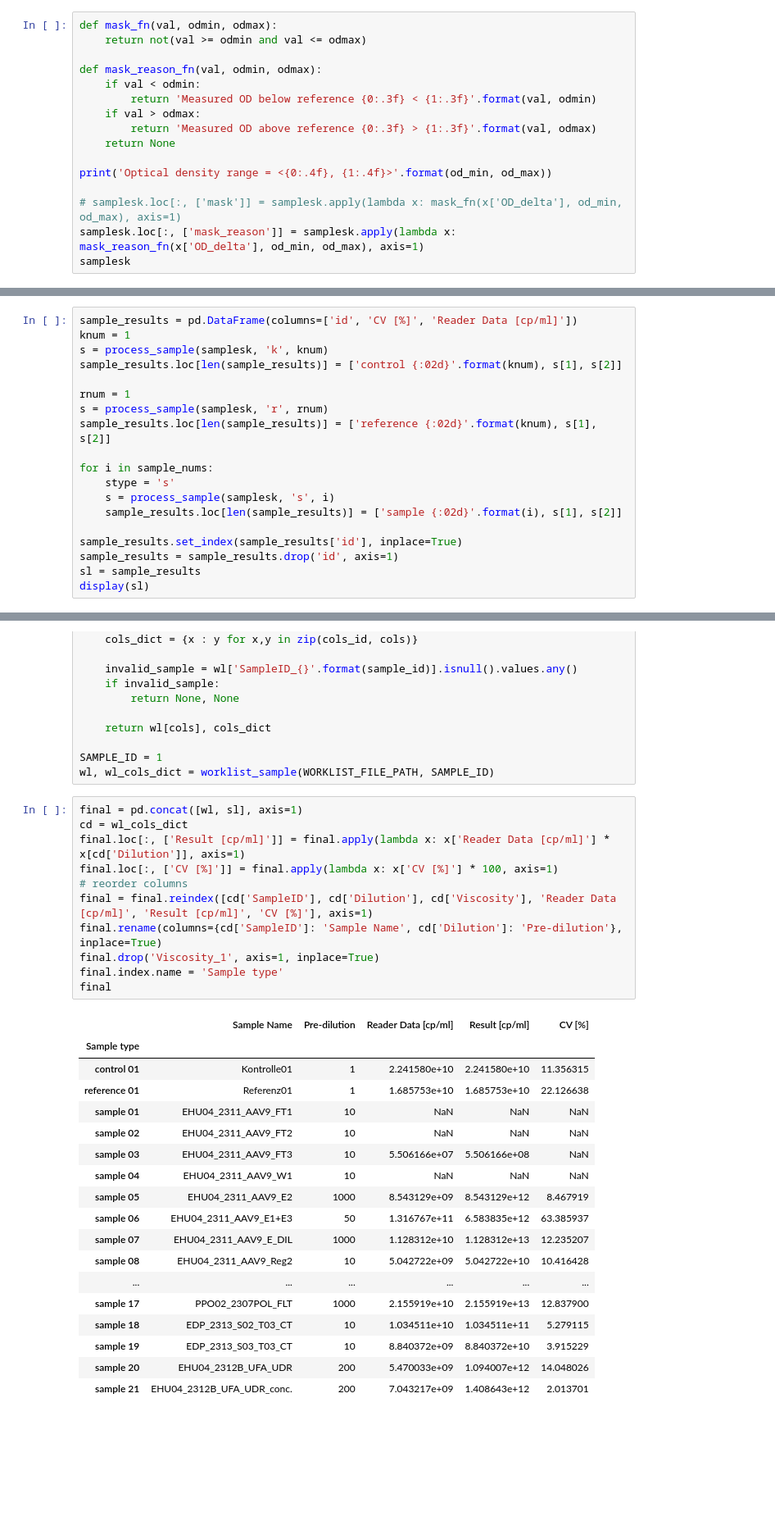
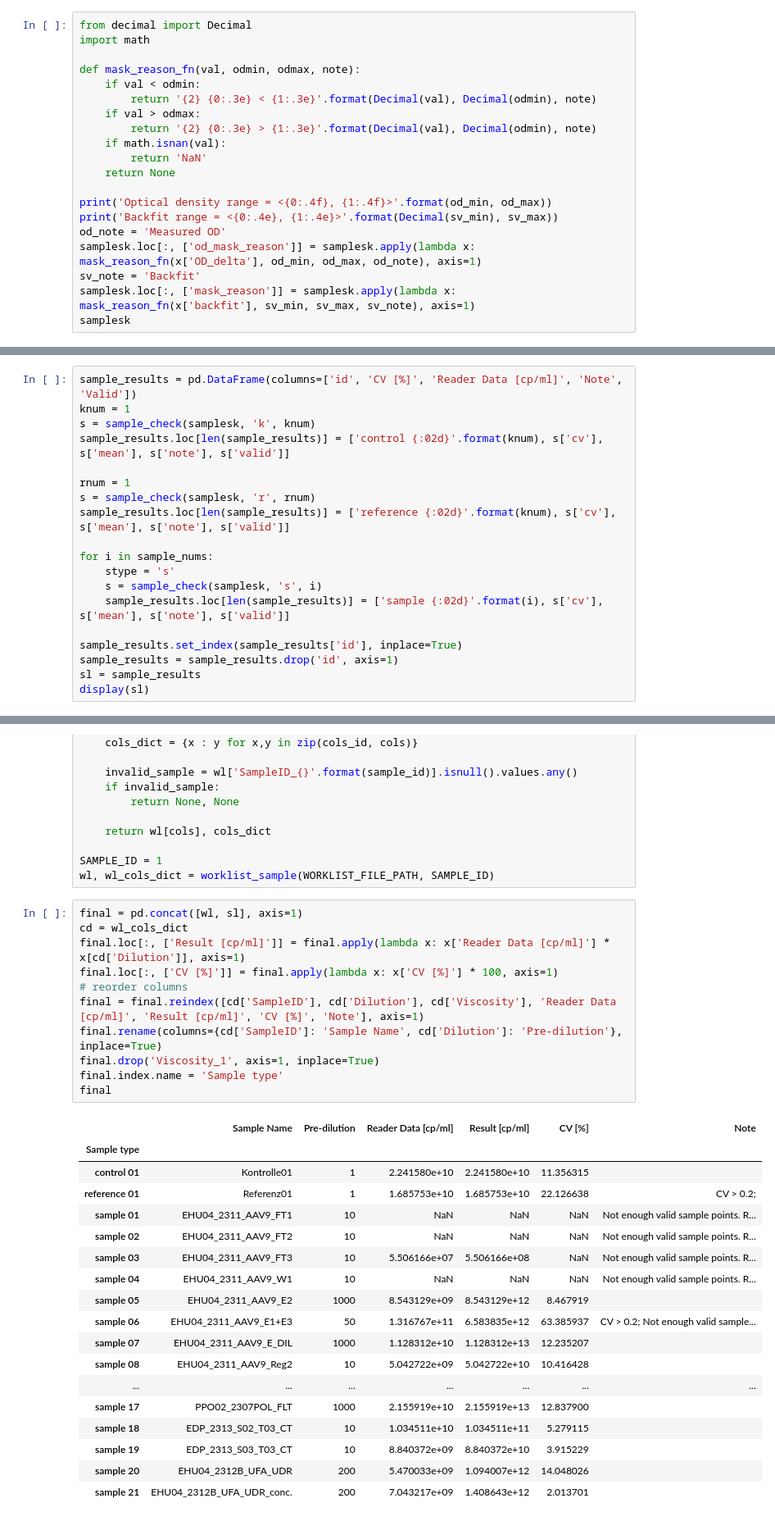
Before and after one commit to igicerovsky/elisa-report, a Jupyter notebook: report_notebook_steps_inplace.ipynb, the cells around one changed output, grey strips where cells are left out. Shown at 82% size. Saved outputs shown, nothing was run; the diff lists cells and outputs as text; blank space fills up the shorter version.

Commit message:
mask reason, plot update

```diff
--- a/report_notebook_steps_inplace.ipynb
+++ b/report_notebook_steps_inplace.ipynb
@@ -750,20 +778,24 @@ samplesk
 # %% [markdown]
 ### Sample masking
 # %%
-def mask_fn(val, odmin, odmax):
-    return not(val >= odmin and val <= odmax)
+from decimal import Decimal
+import math
 
-def mask_reason_fn(val, odmin, odmax):
+def mask_reason_fn(val, odmin, odmax, note):
     if val < odmin:
-        return 'Measured OD below reference {0:.3f} < {1:.3f}'.format(val, odmin)
+        return '{2} {0:.3e} < {1:.3e}'.format(Decimal(val), Decimal(odmin), note)
     if val > odmax:
-        return 'Measured OD above reference {0:.3f} > {1:.3f}'.format(val, odmax)
+        return '{2} {0:.3e} > {1:.3e}'.format(Decimal(val), Decimal(odmin), note)
+    if math.isnan(val):
+        return 'NaN'
     return None
 
 print('Optical density range = <{0:.4f}, {1:.4f}>'.format(od_min, od_max))
-
-# samplesk.loc[:, ['mask']] = samplesk.apply(lambda x: mask_fn(x['OD_delta'], od_min, od_max), axis=1)
-samplesk.loc[:, ['mask_reason']] = samplesk.apply(lambda x: mask_reason_fn(x['OD_delta'], od_min, od_max), axis=1)
+print('Backfit range = <{0:.4e}, {1:.4e}>'.format(Decimal(sv_min), sv_max))
+od_note = 'Measured OD'
+samplesk.loc[:, ['od_mask_reason']] = samplesk.apply(lambda x: mask_reason_fn(x['OD_delta'], od_min, od_max, od_note), axis=1)
+sv_note = 'Backfit'
+samplesk.loc[:, ['mask_reason']] = samplesk.apply(lambda x: mask_reason_fn(x['backfit'], sv_min, sv_max, sv_note), axis=1)
 samplesk
 # %% [output]
 Optical density range = <0.0465, 1.4609>
@@ -840,17 +911,17 @@ mean = 5.506e+07 [cp/ml]
 # %%
-sample_results = pd.DataFrame(columns=['id', 'CV [%]', 'Reader Data [cp/ml]'])
+sample_results = pd.DataFrame(columns=['id', 'CV [%]', 'Reader Data [cp/ml]', 'Note', 'Valid'])
 knum = 1
-s = process_sample(samplesk, 'k', knum)
-sample_results.loc[len(sample_results)] = ['control {:02d}'.format(knum), s[1], s[2]]
+s = sample_check(samplesk, 'k', knum)
+sample_results.loc[len(sample_results)] = ['control {:02d}'.format(knum), s['cv'], s['mean'], s['note'], s['valid']]
 
 rnum = 1
-s = process_sample(samplesk, 'r', rnum)
-sample_results.loc[len(sample_results)] = ['reference {:02d}'.format(knum), s[1], s[2]]
+s = sample_check(samplesk, 'r', rnum)
+sample_results.loc[len(sample_results)] = ['reference {:02d}'.format(knum), s['cv'], s['mean'], s['note'], s['valid']]
 
 for i in sample_nums:
     stype = 's'
-    s = process_sample(samplesk, 's', i)
-    sample_results.loc[len(sample_results)] = ['sample {:02d}'.format(i), s[1], s[2]]
+    s = sample_check(samplesk, 's', i)
+    sample_results.loc[len(sample_results)] = ['sample {:02d}'.format(i), s['cv'], s['mean'], s['note'], s['valid']]
 
 sample_results.set_index(sample_results['id'], inplace=True)
 sample_results = sample_results.drop('id', axis=1)
@@ -953,33 +1016,33 @@ wl, wl_cols_dict = worklist_sample(WORKLIST_FILE_PATH, SAMPLE_ID)
 # %%
 final = pd.concat([wl, sl], axis=1)
 cd = wl_cols_dict
 final.loc[:, ['Result [cp/ml]']] = final.apply(lambda x: x['Reader Data [cp/ml]'] * x[cd['Dilution']], axis=1)
 final.loc[:, ['CV [%]']] = final.apply(lambda x: x['CV [%]'] * 100, axis=1)
 # reorder columns
-final = final.reindex([cd['SampleID'], cd['Dilution'], cd['Viscosity'], 'Reader Data [cp/ml]', 'Result [cp/ml]', 'CV [%]'], axis=1)
+final = final.reindex([cd['SampleID'], cd['Dilution'], cd['Viscosity'], 'Reader Data [cp/ml]', 'Result [cp/ml]', 'CV [%]', 'Note'], axis=1)
 final.rename(columns={cd['SampleID']: 'Sample Name', cd['Dilution']: 'Pre-dilution'}, inplace=True)
 final.drop('Viscosity_1', axis=1, inplace=True)
 final.index.name = 'Sample type'
 final
 # %% [output]
-|  | Sample Name | Pre-dilution | Reader Data [cp/ml] | Result [cp/ml] | CV [%] |
-| Sample type |  |  |  |  |  |
-| control 01 | Kontrolle01 | 1 | 2.241580e+10 | 2.241580e+10 | 11.356315 |
-| reference 01 | Referenz01 | 1 | 1.685753e+10 | 1.685753e+10 | 22.126638 |
-| sample 01 | EHU04_2311_AAV9_FT1 | 10 | NaN | NaN | NaN |
-| sample 02 | EHU04_2311_AAV9_FT2 | 10 | NaN | NaN | NaN |
-| sample 03 | EHU04_2311_AAV9_FT3 | 10 | 5.506166e+07 | 5.506166e+08 | NaN |
-| sample 04 | EHU04_2311_AAV9_W1 | 10 | NaN | NaN | NaN |
-| sample 05 | EHU04_2311_AAV9_E2 | 1000 | 8.543129e+09 | 8.543129e+12 | 8.467919 |
-| sample 06 | EHU04_2311_AAV9_E1+E3 | 50 | 1.316767e+11 | 6.583835e+12 | 63.385937 |
-| sample 07 | EHU04_2311_AAV9_E_DIL | 1000 | 1.128312e+10 | 1.128312e+13 | 12.235207 |
-| sample 08 | EHU04_2311_AAV9_Reg2 | 10 | 5.042722e+09 | 5.042722e+10 | 10.416428 |
-| ... | ... | ... | ... | ... | ... |
-| sample 17 | PPO02_2307POL_FLT | 1000 | 2.155919e+10 | 2.155919e+13 | 12.837900 |
-| sample 18 | EDP_2313_S02_T03_CT | 10 | 1.034511e+10 | 1.034511e+11 | 5.279115 |
-| sample 19 | EDP_2313_S03_T03_CT | 10 | 8.840372e+09 | 8.840372e+10 | 3.915229 |
-| sample 20 | EHU04_2312B_UFA_UDR | 200 | 5.470033e+09 | 1.094007e+12 | 14.048026 |
-| sample 21 | EHU04_2312B_UFA_UDR_conc. | 200 | 7.043217e+09 | 1.408643e+12 | 2.013701 |
+|  | Sample Name | Pre-dilution | Reader Data [cp/ml] | Result [cp/ml] | CV [%] | Note |
+| Sample type |  |  |  |  |  |  |
+| control 01 | Kontrolle01 | 1 | 2.241580e+10 | 2.241580e+10 | 11.356315 |  |
+| reference 01 | Referenz01 | 1 | 1.685753e+10 | 1.685753e+10 | 22.126638 | CV > 0.2; |
+| sample 01 | EHU04_2311_AAV9_FT1 | 10 | NaN | NaN | NaN | Not enough valid sample points. R... |
+| sample 02 | EHU04_2311_AAV9_FT2 | 10 | NaN | NaN | NaN | Not enough valid sample points. R... |
+| sample 03 | EHU04_2311_AAV9_FT3 | 10 | 5.506166e+07 | 5.506166e+08 | NaN | Not enough valid sample points. R... |
+| sample 04 | EHU04_2311_AAV9_W1 | 10 | NaN | NaN | NaN | Not enough valid sample points. R... |
+| sample 05 | EHU04_2311_AAV9_E2 | 1000 | 8.543129e+09 | 8.543129e+12 | 8.467919 |  |
+| sample 06 | EHU04_2311_AAV9_E1+E3 | 50 | 1.316767e+11 | 6.583835e+12 | 63.385937 | CV > 0.2; Not enough valid sample... |
+| sample 07 | EHU04_2311_AAV9_E_DIL | 1000 | 1.128312e+10 | 1.128312e+13 | 12.235207 |  |
+| sample 08 | EHU04_2311_AAV9_Reg2 | 10 | 5.042722e+09 | 5.042722e+10 | 10.416428 |  |
+| ... | ... | ... | ... | ... | ... | ... |
+| sample 17 | PPO02_2307POL_FLT | 1000 | 2.155919e+10 | 2.155919e+13 | 12.837900 |  |
+| sample 18 | EDP_2313_S02_T03_CT | 10 | 1.034511e+10 | 1.034511e+11 | 5.279115 |  |
+| sample 19 | EDP_2313_S03_T03_CT | 10 | 8.840372e+09 | 8.840372e+10 | 3.915229 |  |
+| sample 20 | EHU04_2312B_UFA_UDR | 200 | 5.470033e+09 | 1.094007e+12 | 14.048026 |  |
+| sample 21 | EHU04_2312B_UFA_UDR_conc. | 200 | 7.043217e+09 | 1.408643e+12 | 2.013701 |  |
 # %% [markdown]
 ## Plate Layout
 # %%
```
Also changed, not shown: parts of 11 cells of this notebook, 4 other files.
